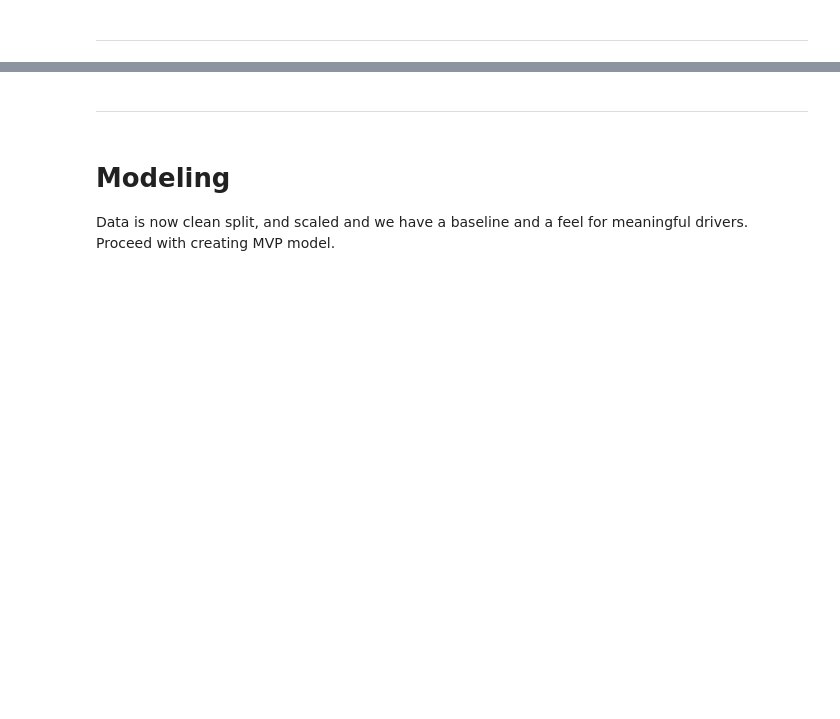
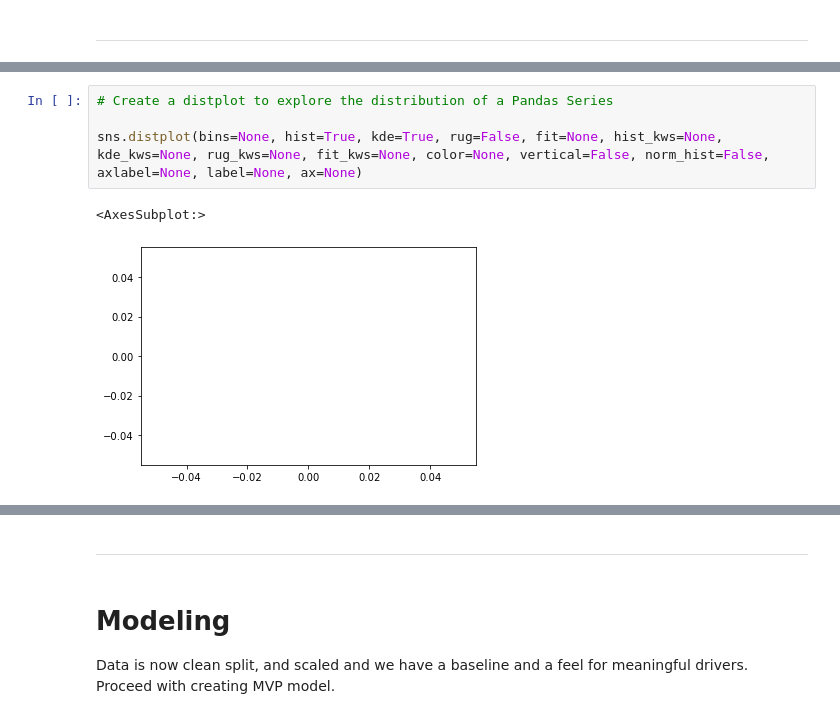
Before and after one commit to Jared-Godar/regression-project, a Jupyter notebook: zillo-project.ipynb, the cells around one changed output, grey strips where cells are left out. Drawn from its saved outputs; the diff is of its cells as text; blank space fills up the shorter version.

```diff
--- a/zillo-project.ipynb
+++ b/zillo-project.ipynb
@@ -1179,0 +1188,7 @@ X_train.sample(50)
+# %%
+# Create a distplot to explore the distribution of a Pandas Series
+
+sns.distplot(bins=None, hist=True, kde=True, rug=False, fit=None, hist_kws=None, kde_kws=None, rug_kws=None, fit_kws=None, color=None, vertical=False, norm_hist=False, axlabel=None, label=None, ax=None)
+# %% [output]
+<AxesSubplot:>
+[figure, added]
```
Also changed, not shown: parts of 62 cells of this notebook, 1 other file.
